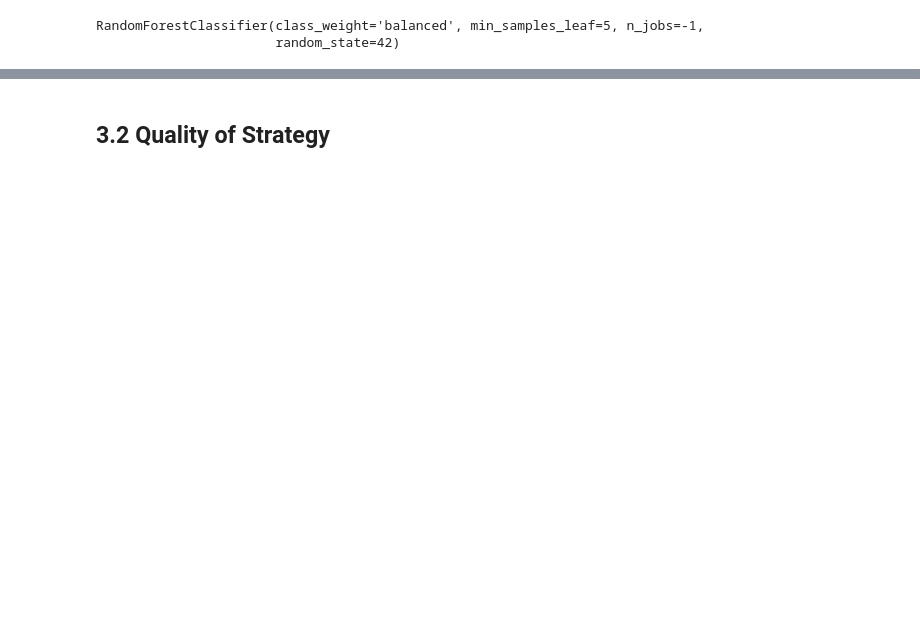
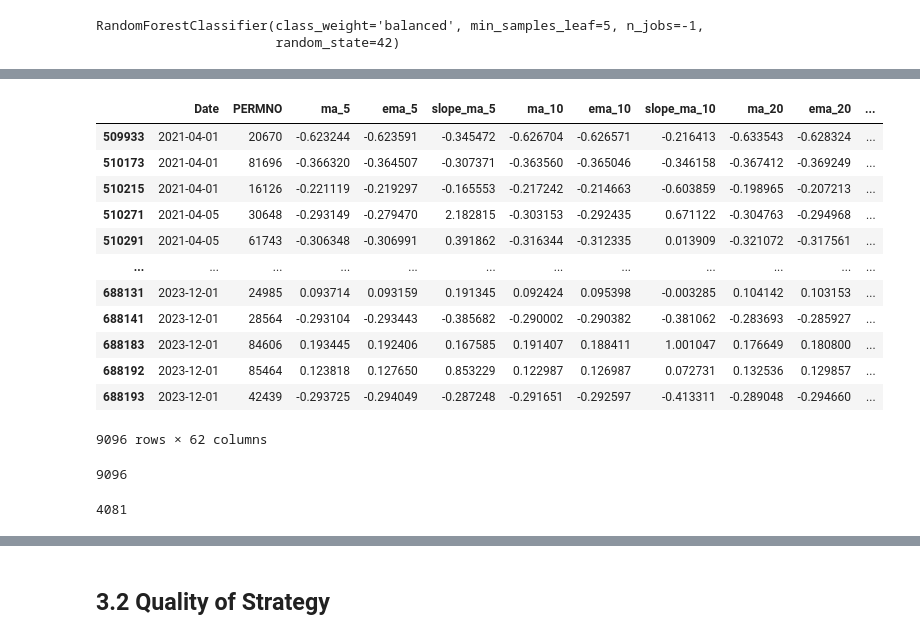
Before and after one commit to FelixWidmann/ML_Finance, a Jupyter notebook: training_rf.ipynb, the cells around one changed output, grey strips where cells are left out. Drawn from its saved outputs; the diff is of its cells as text; code cells hidden in the pictures; blank space fills up the shorter version.

```diff
--- a/training_rf.ipynb
+++ b/training_rf.ipynb
@@ -527,0 +572,27 @@ with open('./Data/scores_test_side_meta_labeled_rf.pkl', 'wb') as file:
+# %%
+test = X_TEST[(X_TEST["pred_Label"] == 1.0) & (X_TEST["pred_Label_proba"] >= 0.6)]
+test
+# %% [output]
+|  | Date | PERMNO | ma_5 | ema_5 | slope_ma_5 | ma_10 | ema_10 | slope_ma_10 | ma_20 | ema_20 | ... |
+| 509933 | 2021-04-01 | 20670 | -0.623244 | -0.623591 | -0.345472 | -0.626704 | -0.626571 | -0.216413 | -0.633543 | -0.628324 | ... |
+| 510173 | 2021-04-01 | 81696 | -0.366320 | -0.364507 | -0.307371 | -0.363560 | -0.365046 | -0.346158 | -0.367412 | -0.369249 | ... |
+| 510215 | 2021-04-01 | 16126 | -0.221119 | -0.219297 | -0.165553 | -0.217242 | -0.214663 | -0.603859 | -0.198965 | -0.207213 | ... |
+| 510271 | 2021-04-05 | 30648 | -0.293149 | -0.279470 | 2.182815 | -0.303153 | -0.292435 | 0.671122 | -0.304763 | -0.294968 | ... |
+| 510291 | 2021-04-05 | 61743 | -0.306348 | -0.306991 | 0.391862 | -0.316344 | -0.312335 | 0.013909 | -0.321072 | -0.317561 | ... |
+| ... | ... | ... | ... | ... | ... | ... | ... | ... | ... | ... | ... |
+| 688131 | 2023-12-01 | 24985 | 0.093714 | 0.093159 | 0.191345 | 0.092424 | 0.095398 | -0.003285 | 0.104142 | 0.103153 | ... |
+| 688141 | 2023-12-01 | 28564 | -0.293104 | -0.293443 | -0.385682 | -0.290002 | -0.290382 | -0.381062 | -0.283693 | -0.285927 | ... |
+| 688183 | 2023-12-01 | 84606 | 0.193445 | 0.192406 | 0.167585 | 0.191407 | 0.188411 | 1.001047 | 0.176649 | 0.180800 | ... |
+| 688192 | 2023-12-01 | 85464 | 0.123818 | 0.127650 | 0.853229 | 0.122987 | 0.126987 | 0.072731 | 0.132536 | 0.129857 | ... |
+| 688193 | 2023-12-01 | 42439 | -0.293725 | -0.294049 | -0.287248 | -0.291651 | -0.292597 | -0.413311 | -0.289048 | -0.294660 | ... |
+9096 rows × 62 columns
+# %%
+trades = test.shape[0]
+trades
+# %% [output]
+9096
+# %%
+profit_trades = test[(test["pred_Side"] == test["Side"])]
+profit_trades.shape[0]
+# %% [output]
+4081
```
Also changed, not shown: parts of 47 cells of this notebook, 3 other files.
